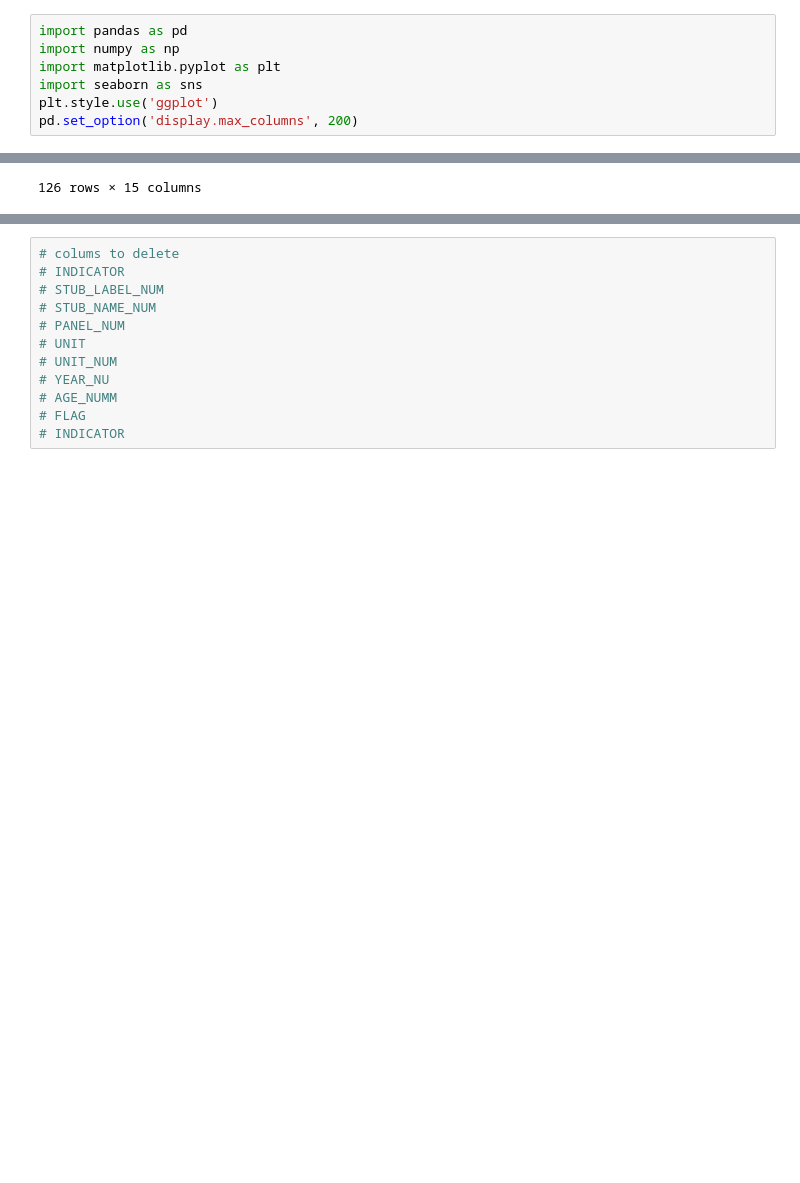
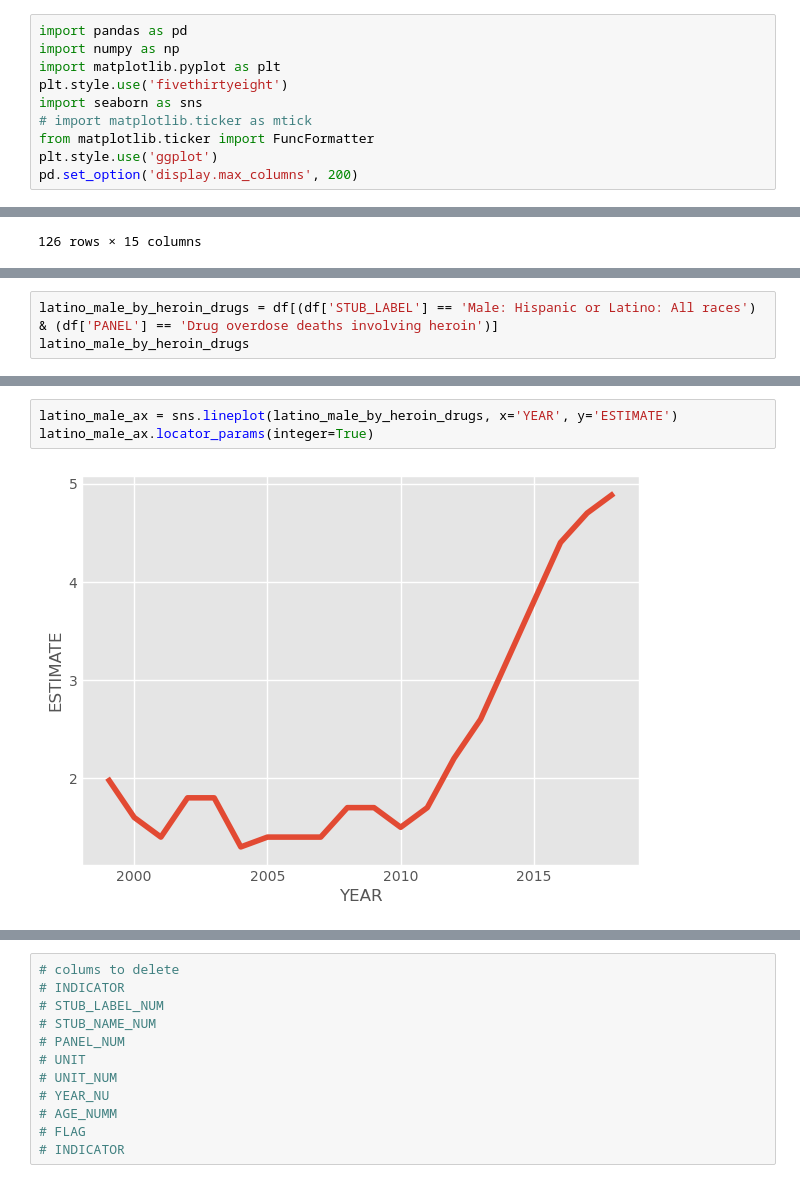
Before and after one commit to chica25/Drug-Overdose, a Jupyter notebook: eda.ipynb, the cells around one changed output, grey strips where cells are left out. Drawn from its saved outputs; the diff is of its cells as text; blank space fills up the shorter version.

Commit message:
updated line graphs

```diff
--- a/eda.ipynb
+++ b/eda.ipynb
@@ -2,7 +2,10 @@
 import pandas as pd
 import numpy as np
 import matplotlib.pyplot as plt
+plt.style.use('fivethirtyeight')
 import seaborn as sns
+# import matplotlib.ticker as mtick
+from matplotlib.ticker import FuncFormatter
 plt.style.use('ggplot')
 pd.set_option('display.max_columns', 200)
 # %%
@@ -428,0 +405,3 @@ latino_female.plot.bar(rot=20)
+# %%
+latino_male_by_heroin_drugs = df[(df['STUB_LABEL'] == 'Male: Hispanic or Latino: All races') & (df['PANEL'] == 'Drug overdose deaths involving heroin')]
+latino_male_by_heroin_drugs
@@ -428,0 +446,5 @@ latino_female.plot.bar(rot=20)
+# %%
+latino_male_ax = sns.lineplot(latino_male_by_heroin_drugs, x='YEAR', y='ESTIMATE')
+latino_male_ax.locator_params(integer=True)
+# %% [output]
+[figure, added]
```
Also changed, not shown: parts of 18 cells of this notebook, 1 other file.
